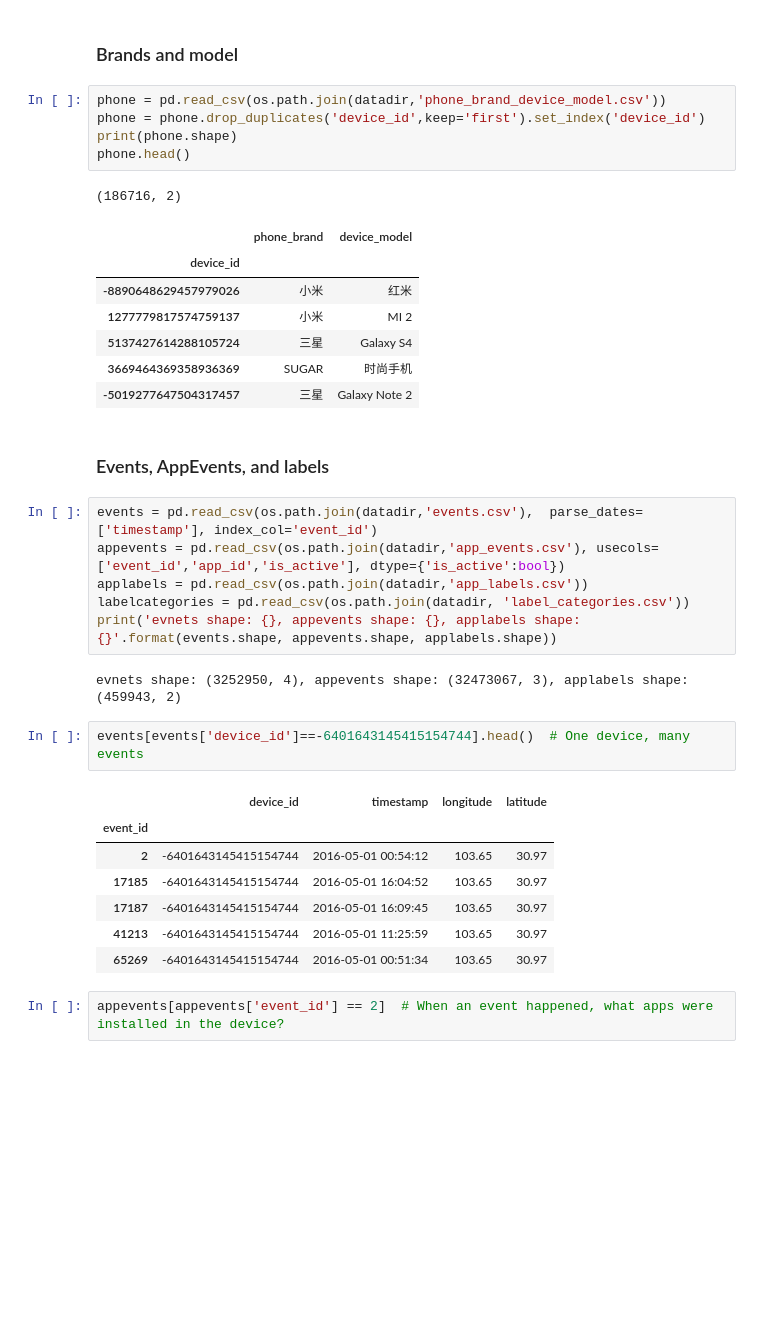
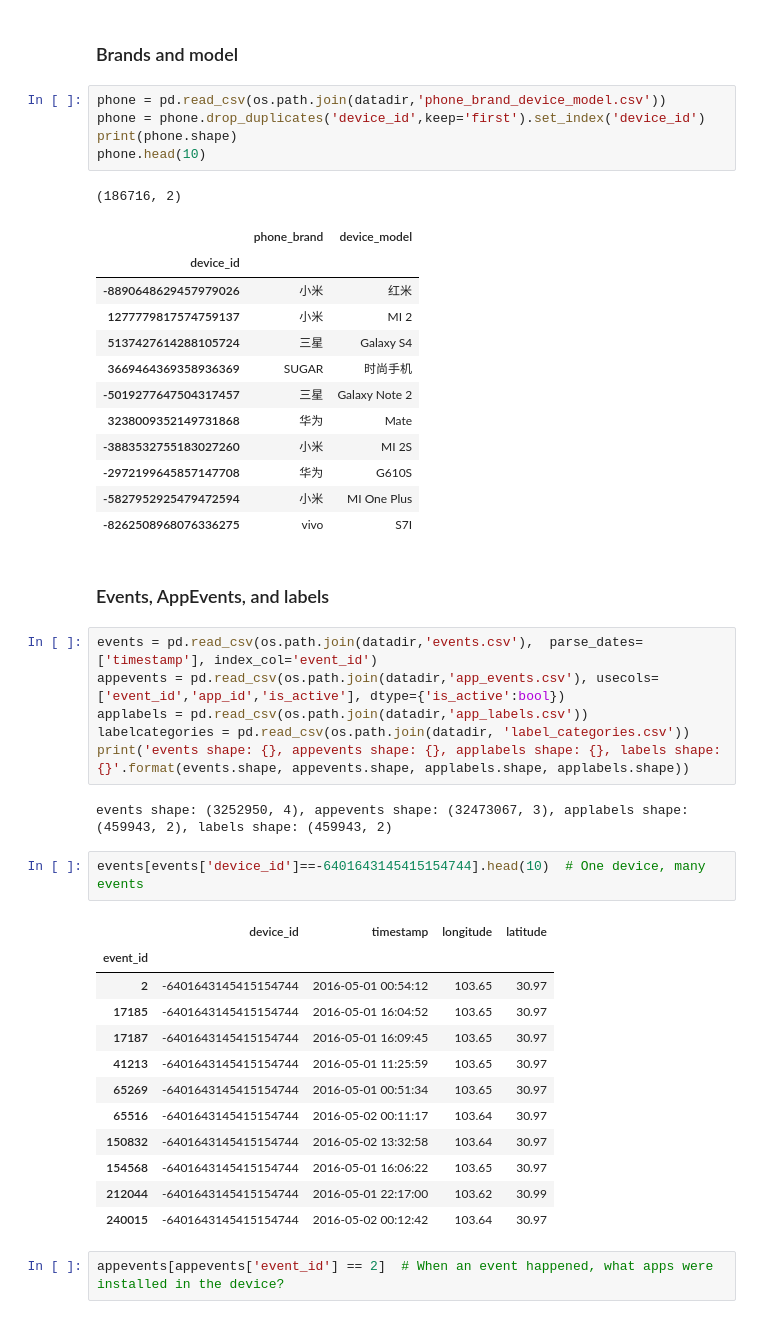
Before and after one commit to chechir/talking_data, a Jupyter notebook: brussels/notebook.ipynb, the cells around one changed output. Drawn from its saved outputs; the diff is of its cells as text; blank space fills up the shorter version.

```diff
--- a/brussels/notebook.ipynb
+++ b/brussels/notebook.ipynb
@@ -40,7 +45,7 @@ device_id
 phone = pd.read_csv(os.path.join(datadir,'phone_brand_device_model.csv'))
 phone = phone.drop_duplicates('device_id',keep='first').set_index('device_id')
 print(phone.shape)
-phone.head()
+phone.head(10)
 # %% [output]
 (186716, 2)
 |  | phone_brand | device_model |
@@ -50,6 +55,11 @@ phone.head()
 | 5137427614288105724 | 三星 | Galaxy S4 |
 | 3669464369358936369 | SUGAR | 时尚手机 |
 | -5019277647504317457 | 三星 | Galaxy Note 2 |
+| 3238009352149731868 | 华为 | Mate |
+| -3883532755183027260 | 小米 | MI 2S |
+| -2972199645857147708 | 华为 | G610S |
+| -5827952925479472594 | 小米 | MI One Plus |
+| -8262508968076336275 | vivo | S7I |
 # %% [markdown]
 ### Events, AppEvents, and labels
 # %%
@@ -57,19 +67,24 @@ events = pd.read_csv(os.path.join(datadir,'events.csv'),  parse_dates=['timestam
 appevents = pd.read_csv(os.path.join(datadir,'app_events.csv'), usecols=['event_id','app_id','is_active'], dtype={'is_active':bool})
 applabels = pd.read_csv(os.path.join(datadir,'app_labels.csv'))
 labelcategories = pd.read_csv(os.path.join(datadir, 'label_categories.csv'))
-print('evnets shape: {}, appevents shape: {}, applabels shape: {}'.format(events.shape, appevents.shape, applabels.shape))
+print('events shape: {}, appevents shape: {}, applabels shape: {}, labels shape: {}'.format(events.shape, appevents.shape, applabels.shape, applabels.shape))
 # %% [output]
-evnets shape: (3252950, 4), appevents shape: (32473067, 3), applabels shape: (459943, 2)
+events shape: (3252950, 4), appevents shape: (32473067, 3), applabels shape: (459943, 2), labels shape: (459943, 2)
 # %%
-events[events['device_id']==-6401643145415154744].head()  # One device, many events
+events[events['device_id']==-6401643145415154744].head(10)  # One device, many events
 # %% [output]
 |  | device_id | timestamp | longitude | latitude |
 | event_id |  |  |  |  |
 | 2 | -6401643145415154744 | 2016-05-01 00:54:12 | 103.65 | 30.97 |
 | 17185 | -6401643145415154744 | 2016-05-01 16:04:52 | 103.65 | 30.97 |
 | 17187 | -6401643145415154744 | 2016-05-01 16:09:45 | 103.65 | 30.97 |
 | 41213 | -6401643145415154744 | 2016-05-01 11:25:59 | 103.65 | 30.97 |
 | 65269 | -6401643145415154744 | 2016-05-01 00:51:34 | 103.65 | 30.97 |
+| 65516 | -6401643145415154744 | 2016-05-02 00:11:17 | 103.64 | 30.97 |
+| 150832 | -6401643145415154744 | 2016-05-02 13:32:58 | 103.64 | 30.97 |
+| 154568 | -6401643145415154744 | 2016-05-01 16:06:22 | 103.65 | 30.97 |
+| 212044 | -6401643145415154744 | 2016-05-01 22:17:00 | 103.62 | 30.99 |
+| 240015 | -6401643145415154744 | 2016-05-02 00:12:42 | 103.64 | 30.97 |
 # %%
 appevents[appevents['event_id'] == 2]  # When an event happened, what apps were installed in the device?
 # %% [output]
```
Also changed, not shown: parts of 3 cells of this notebook, 4 other files.
